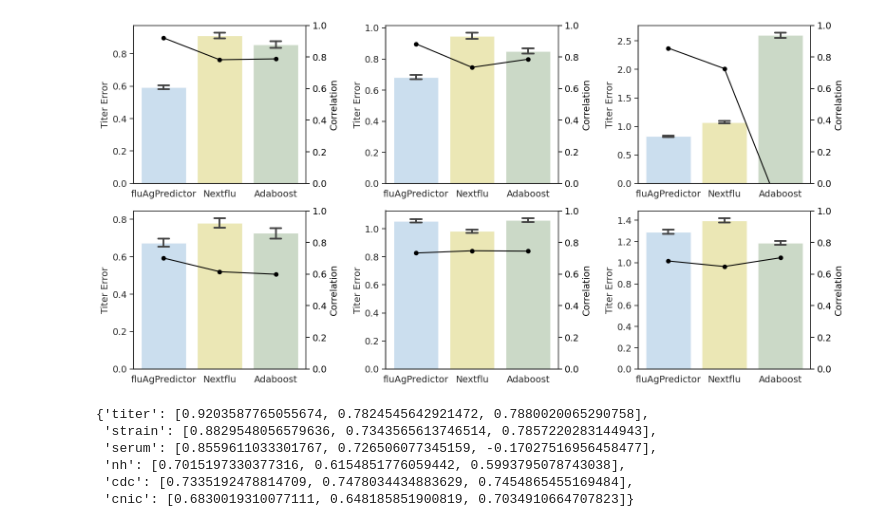
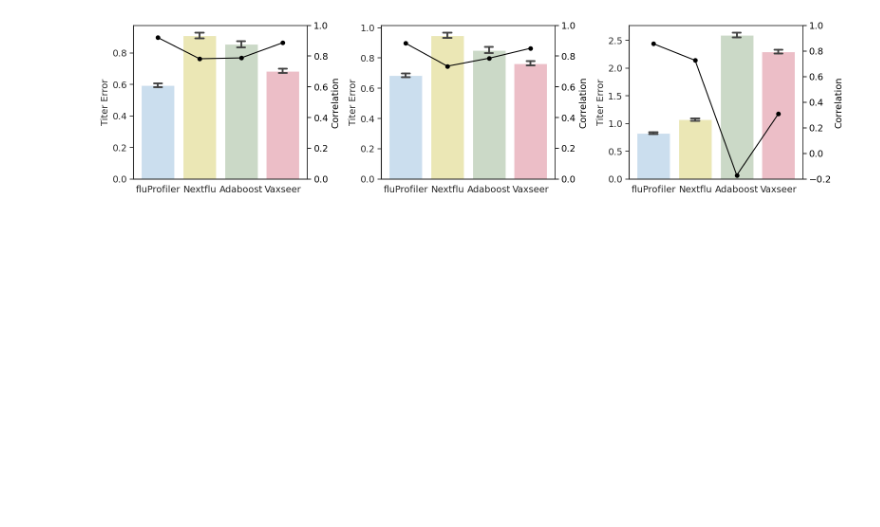
Before and after one commit to Chengxugorilla/fluProfiler, a Jupyter notebook: paper/Code/Fig2BCD.ipynb, the cells around one changed output. Cells and saved outputs as stored; diff of their text form; code cells hidden in the pictures; blank space fills up the shorter version.

```diff
--- a/paper/Code/Fig2BCD.ipynb
+++ b/paper/Code/Fig2BCD.ipynb
@@ -277,3 +175,22 @@ plt.show()
+# %%
+# ====== 定义 pair（所有子图相同） ======
+pairs = [
+    ("fluProfiler", "Nextflu"),
+    ("fluProfiler", "Adaboost"),
+    ("Nextflu", "Adaboost"),
+    ("fluProfiler", "Vaxseer"),
+    ("Nextflu", "Vaxseer"),
+    ("Adaboost", "Vaxseer"),
+]
+
+# ====== 限制极端值 ======
+df_titer = to_concat_df(fluProfiler_titer_error, Nextflu_titer_error, Adaboost_titer_error, vaxseer_titer_error)
+df_strain = to_concat_df(fluProfiler_strain_error, Nextflu_strain_error, Adaboost_strain_error, vaxseer_strain_error)
+df_serum = to_concat_df(fluProfiler_serum_error, Nextflu_serum_error, Adaboost_serum_error, vaxseer_serum_error)
+
+df_titer = df_titer[df_titer['value'] <= 4]
+df_strain = df_strain[df_strain['value'] <= 4]
+df_serum = df_serum[df_serum['value'] <= 8]
 # %%
 import matplotlib.pyplot as plt
 import seaborn as sns
@@ -287,42 +204,36 @@ pairs = [
     ("fluProfiler", "Nextflu"),
     ("fluProfiler", "Adaboost"),
     ("Nextflu", "Adaboost"),
+    ("fluProfiler", "Vaxseer"),
+    ("Nextflu", "Vaxseer"),
+    ("Adaboost", "Vaxseer"),
 ]
 
-fig, axes = plt.subplots(2, 3, figsize=(16, 8))
+fig, axes = plt.subplots(1, 3, figsize=(16, 4))
 
 datasets = [
-    (df_titer, axes[0,0], 'divided by titer', "titer"),
-    (df_strain, axes[0,1], 'divided by strain', "strain"),
-    (df_serum, axes[0,2], 'divided by serum', "serum"),
-    (df_41, axes[1,0], '2024NH', "nh"),
-    (df_CDC, axes[1,1], 'CDC', "cdc"),
-    (df_CNIC, axes[1,2], 'CNIC', "cnic")
+    (df_titer, axes[0], 'divided by titer', "titer"),
+    (df_strain, axes[1], 'divided by strain', "strain"),
+    (df_serum, axes[2], 'divided by serum', "serum"),
 ]
 
 # 每个子图的相关性（长度=3）
 correlations = {
     "titer":  [pearsonr(fluProfiler_titer['label'], fluProfiler_titer['prediction'])[0],
     pearsonr(Nextflu_titer['label'], Nextflu_titer['pred_without_name'])[0],
-    pearsonr(Adaboost_titer['label'], Adaboost_titer['pred_without_name'])[0]],
+    pearsonr(Adaboost_titer['label'], Adaboost_titer['pred_without_name'])[0],
+    pearsonr(vaxseer_titer['label'], vaxseer_titer['prediction'])[0]],
     "strain": [pearsonr(fluProfiler_strain['label'], fluProfiler_strain['prediction'])[0],
     pearsonr(Nextflu_strain['label'], Nextflu_strain['pred_without_name'])[0],
-    pearsonr(Adaboost_strain['label'], Adaboost_strain['pred_without_name'])[0]],
+    pearsonr(Adaboost_strain['label'], Adaboost_strain['pred_without_name'])[0],
+    pearsonr(vaxseer_strain['label'], vaxseer_strain['prediction'])[0]],
     "serum": [pearsonr(fluProfiler_serum['label'], fluProfiler_serum['prediction'])[0],
     pearsonr(Nextflu_serum['label'], Nextflu_serum['pred_without_name'])[0],
-    pearsonr(Adaboost_serum['label'], Adaboost_serum['pred_without_name'])[0]],
-    "nh": [pearsonr(fluProfiler_41['label'], fluProfiler_41['prediction'])[0],
-    pearsonr(Nextflu_41['label'], Nextflu_41['pred_without_name'])[0],
-    pearsonr(Adaboost_41['label'], Adaboost_41['pred_without_name'])[0]],
-    "cdc": [pearsonr(fluProfiler_CDC['label'], fluProfiler_CDC['prediction'])[0],
-    pearsonr(Nextflu_CDC['label'], Nextflu_CDC['pred_without_name'])[0],
-    pearsonr(Adaboost_CDC['label'], Adaboost_CDC['pred_without_name'])[0]],
-    "cnic": [pearsonr(fluProfiler_CNIC['label'], fluProfiler_CNIC['prediction'])[0],
-    pearsonr(Nextflu_CNIC['label'], Nextflu_CNIC['pred_without_name'])[0],
-    pearsonr(Adaboost_CNIC['label'], Adaboost_CNIC['pred_without_name'])[0]],
+    pearsonr(Adaboost_serum['label'], Adaboost_serum['pred_without_name'])[0],
+    pearsonr(vaxseer_serum['label'], vaxseer_serum['prediction'])[0]],
 }
 
-fixed_colors = ["#C5DFF4", "#F4EEAC", "#C9DCC4"]
+fixed_colors = ["#C5DFF4", "#F4EEAC", "#C9DCC4", "#F4B6C2"]
 
 for df, ax, title, key in datasets:
     sns.barplot(
@@ -330,44 +241,41 @@ for df, ax, title, key in datasets:
         y='value',
         data=df,
         estimator=np.mean,
         errorbar='ci',
         capsize=0.2,
         ax=ax,
         palette=fixed_colors   # ← 指定固定三色
     )
 
     # 格式美化
     ax.spines['top'].set_visible(False)
     ax.spines['right'].set_visible(False)
     ax.spines['left'].set_linewidth(1.5)
     ax.spines['bottom'].set_linewidth(1.5)
     ax.set_ylabel('Titer Error', fontsize=14)
     ax.set_xlabel('')
     ax.grid(False)
     ax.tick_params(axis='both', which='major', labelsize=14)
 
     # 右轴相关性曲线
     corr_list = correlations[key]
     ax2 = ax.twinx()
     ax2.plot(range(len(corr_list)), corr_list, color='black', marker='o', linestyle='-')
     ax2.set_ylabel("Correlation", fontsize=14, color='black')
     ax2.tick_params(axis='y', labelsize=14, colors='black')
-    ax2.set_ylim(0, 1)
+
+    if key == "serum":
+        ax2.set_ylim(-0.2, 1)   # 或者 (-1, 1)
+    else:
+        ax2.set_ylim(0, 1)
+
     ax2.set_xticks(range(len(corr_list)))
     xticklabels = [m.replace('fluProfiler', 'fluAgPredictor') for m in df['model'].unique()]
-    ax2.set_xticklabels(xticklabels)
-    ax.set_xticklabels(xticklabels)
+    # ax2.set_xticklabels(xticklabels)
+    # ax.set_xticklabels(xticklabels, rotation=45)
 
 plt.tight_layout()
-plt.savefig('Figure2.svg', dpi=300)
+# plt.savefig('../Figure/Fig2BCD.svg')
+plt.show()
 # %% [output]
-[figure, old version]
+[figure, new version]
-# %%
-correlations
-# %% [output]
-{'titer': [0.9203587765055674, 0.7824545642921472, 0.7880020065290758],
- 'strain': [0.8829548056579636, 0.7343565613746514, 0.7857220283144943],
- 'serum': [0.8559611033301767, 0.726506077345159, -0.17027516956458477],
- 'nh': [0.7015197330377316, 0.6154851776059442, 0.5993795078743038],
- 'cdc': [0.7335192478814709, 0.7478034434883629, 0.7454865455169484],
- 'cnic': [0.6830019310077111, 0.648185851900819, 0.7034910664707823]}
```
Also changed, not shown: parts of 21 cells of this notebook, 20 other files.
